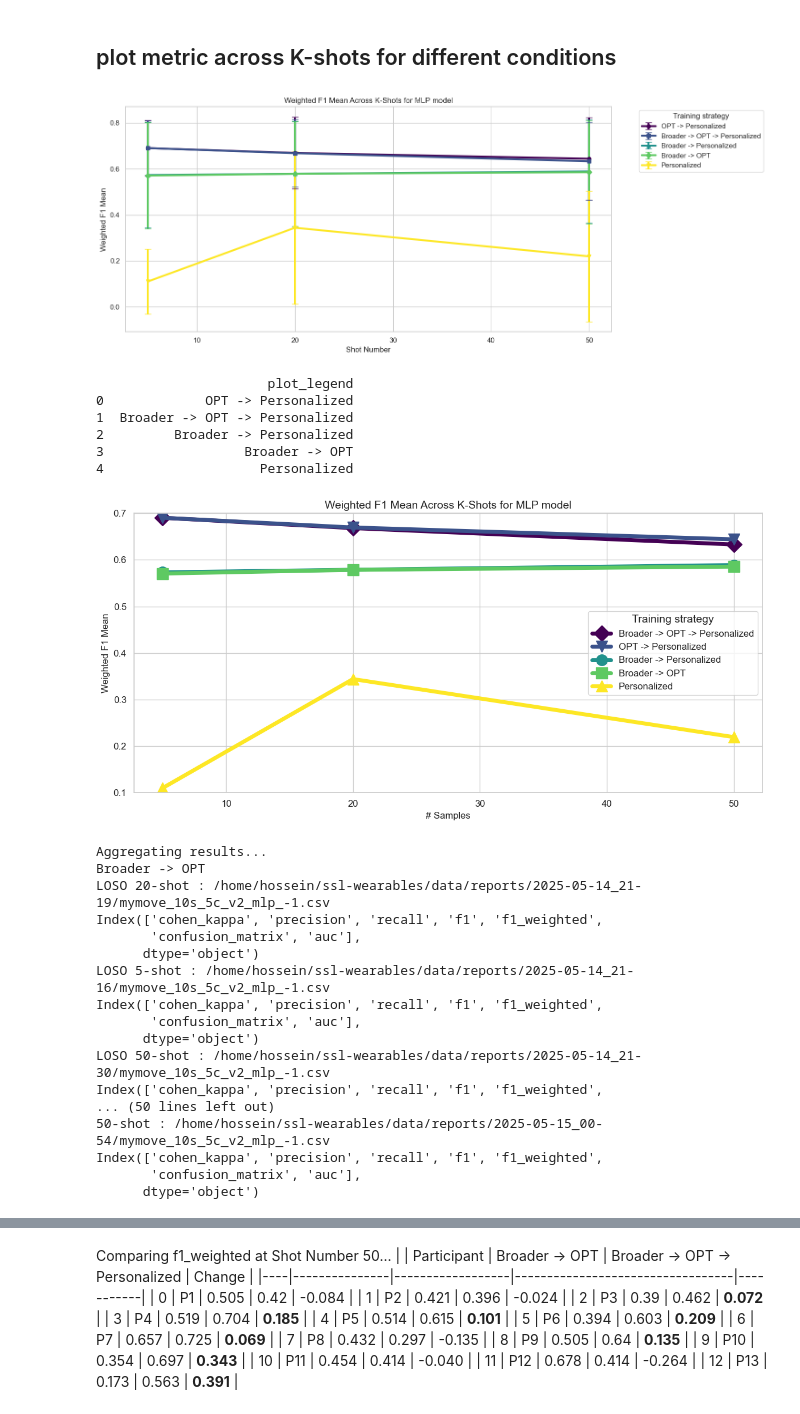
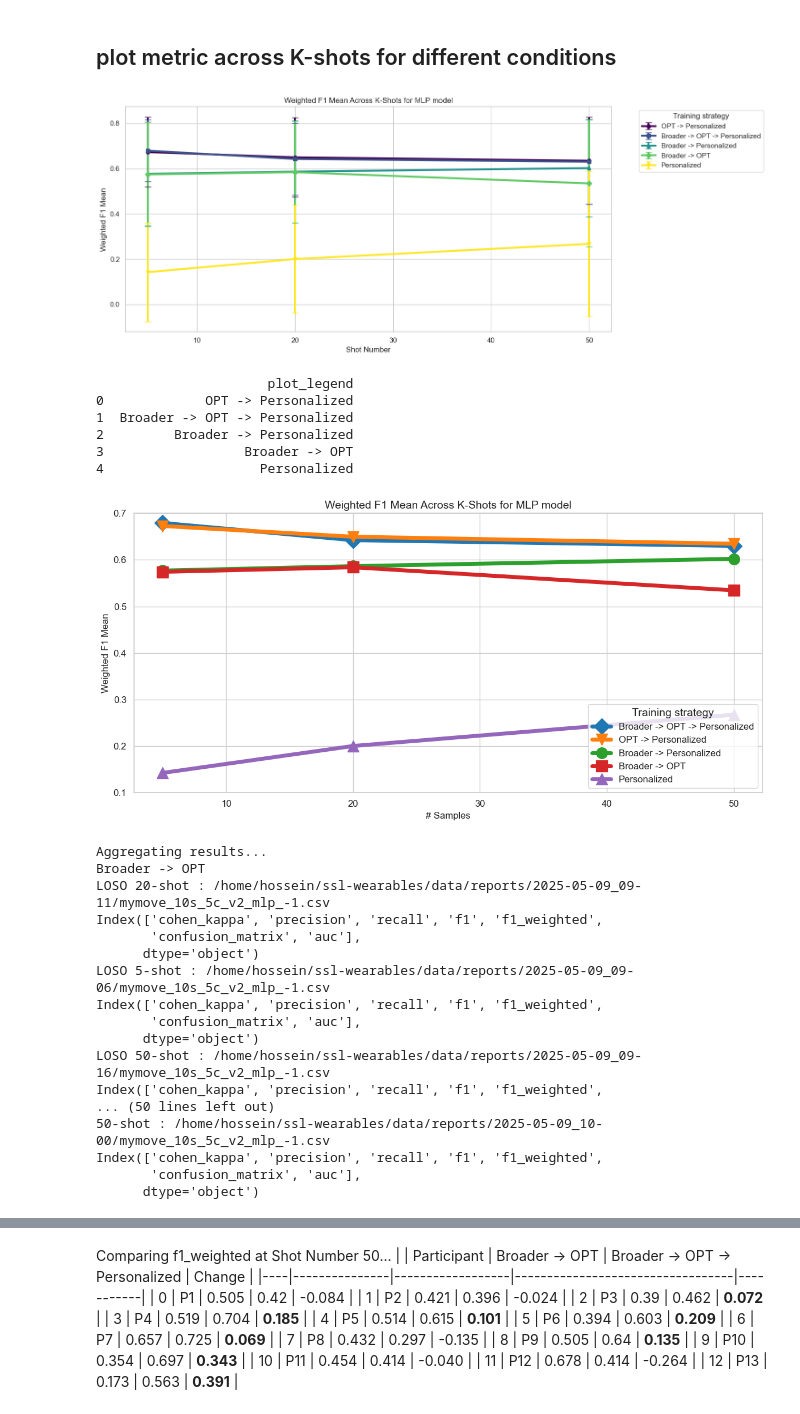
Before and after one commit to h-khayami/ssl-wearables, a Jupyter notebook: plots/K_shot.ipynb, the cells around one changed output, grey strips where cells are left out. Saved outputs shown, nothing was run; the diff lists cells and outputs as text; code cells hidden in the pictures.

```diff
--- a/plots/K_shot.ipynb
+++ b/plots/K_shot.ipynb
@@ -8,8 +8,8 @@ import matplotlib.pyplot as plt
 import seaborn as sns
 import matplotlib
 # %%
-results_dir = "/home/hossein/ssl-wearables/data/reports/notable_results_Kshot_MLPv5.csv"
-selected_model = "MLP" #"RESNET" # "MLP"
+results_dir = "/home/hossein/ssl-wearables/data/reports/notable_results_Kshot_MLPv3.csv"
+selected_model = "MLP" #"RESNET" # "MLP" #"Transformer"
 results = pd.read_csv(results_dir)
 results = results[results["model"]==selected_model]
 results = results.sort_values(by=["plot_legend", "split"])
@@ -157,11 +157,13 @@ plt.tight_layout()
 # Show the plot
 plt.show()
 # %% [output]
-[figure, old version]
+[figure, new version]
 # %%
 import matplotlib.pyplot as plt
 from matplotlib.cm import viridis
 from matplotlib.colors import Normalize
+import seaborn as sns
+
 
 # Filter unique conditions
 conditions = metric_agg_df['plot_legend'].unique()
@@ -185,14 +187,17 @@ plt.figure(figsize=(12, 6))
 # Normalize for color mapping
 norm = Normalize(vmin=0, vmax=len(conditions) - 1)
 markers = ['D', 'v', 'o', 's', '^','x']
-
+# Fixed, colorblind-friendly palette
+palette = sns.color_palette("tab10", n_colors=len(order_dict))
+color_dict = {condition: palette[i] for i, condition in enumerate(order_dict.keys())}
 # Plot each condition
 for idx, condition in enumerate(conditions):
     condition_data = metric_agg_df[metric_agg_df['plot_legend'] == condition]
     x = condition_data['shot_number']
     y = condition_data['f1_weighted_mean']
     std = condition_data['f1_weighted_std']
-    color = viridis(norm(idx))
+    # color = viridis(norm(idx))
+    color = color_dict.get(condition, '#000000')  # Fallback to black
 
     # Main line
     plt.plot(
@@ -205,35 +210,35 @@ for idx, condition in enumerate(conditions):
     )
 
 
     # # Shaded area
     # plt.fill_between(
     #     x,
     #     y - std,
     #     y + std,
     #     color=color,
     #     alpha=0.3
     # )
 
 # Labels, title, legend, and layout
 plt.xticks(ticks=list(range(10,60,10)), labels=list(range(10,60,10)))
 plt.xlabel('# Samples',fontsize=12)
 plt.ylabel('Weighted F1 Mean', fontsize=12)
 plt.ylim(0.1, 0.7)
 plt.title(f"Weighted F1 Mean Across K-Shots for {selected_model} model", fontsize=14)
-plt.legend(title='Training strategy', loc='right',fontsize=12, title_fontsize=14)
+plt.legend(title='Training strategy', loc='lower right',fontsize=12, title_fontsize=14)
 plt.xticks(fontsize=12)
 plt.yticks(fontsize=12)
 plt.grid(True)
 plt.tight_layout()
 plt.show()
 # %% [output]
                       plot_legend
 0             OPT -> Personalized
 1  Broader -> OPT -> Personalized
 2         Broader -> Personalized
 3                  Broader -> OPT
 4                    Personalized
-[figure, old version]
+[figure, new version]
 # %%
 import re
 def individual_results(df_r, metric, results_dir):
@@ -277,18 +282,18 @@ df_all_individual = df_all_individual[df_all_individual["shot_number"].isin([5,
 # %% [output]
 Aggregating results...
 Broader -> OPT
-LOSO 20-shot : /home/hossein/ssl-wearables/data/reports/2025-05-14_21-19/mymove_10s_5c_v2_mlp_-1.csv
+LOSO 20-shot : /home/hossein/ssl-wearables/data/reports/2025-05-09_09-11/mymove_10s_5c_v2_mlp_-1.csv
 Index(['cohen_kappa', 'precision', 'recall', 'f1', 'f1_weighted',
        'confusion_matrix', 'auc'],
       dtype='object')
-LOSO 5-shot : /home/hossein/ssl-wearables/data/reports/2025-05-14_21-16/mymove_10s_5c_v2_mlp_-1.csv
+LOSO 5-shot : /home/hossein/ssl-wearables/data/reports/2025-05-09_09-06/mymove_10s_5c_v2_mlp_-1.csv
 Index(['cohen_kappa', 'precision', 'recall', 'f1', 'f1_weighted',
        'confusion_matrix', 'auc'],
       dtype='object')
-LOSO 50-shot : /home/hossein/ssl-wearables/data/reports/2025-05-14_21-30/mymove_10s_5c_v2_mlp_-1.csv
+LOSO 50-shot : /home/hossein/ssl-wearables/data/reports/2025-05-09_09-16/mymove_10s_5c_v2_mlp_-1.csv
 Index(['cohen_kappa', 'precision', 'recall', 'f1', 'f1_weighted',
 ... (50 lines left out)
-50-shot : /home/hossein/ssl-wearables/data/reports/2025-05-15_00-54/mymove_10s_5c_v2_mlp_-1.csv
+50-shot : /home/hossein/ssl-wearables/data/reports/2025-05-09_10-00/mymove_10s_5c_v2_mlp_-1.csv
 Index(['cohen_kappa', 'precision', 'recall', 'f1', 'f1_weighted',
        'confusion_matrix', 'auc'],
       dtype='object')
```
Also changed, not shown: parts of 11 cells of this notebook, 26 other files.
